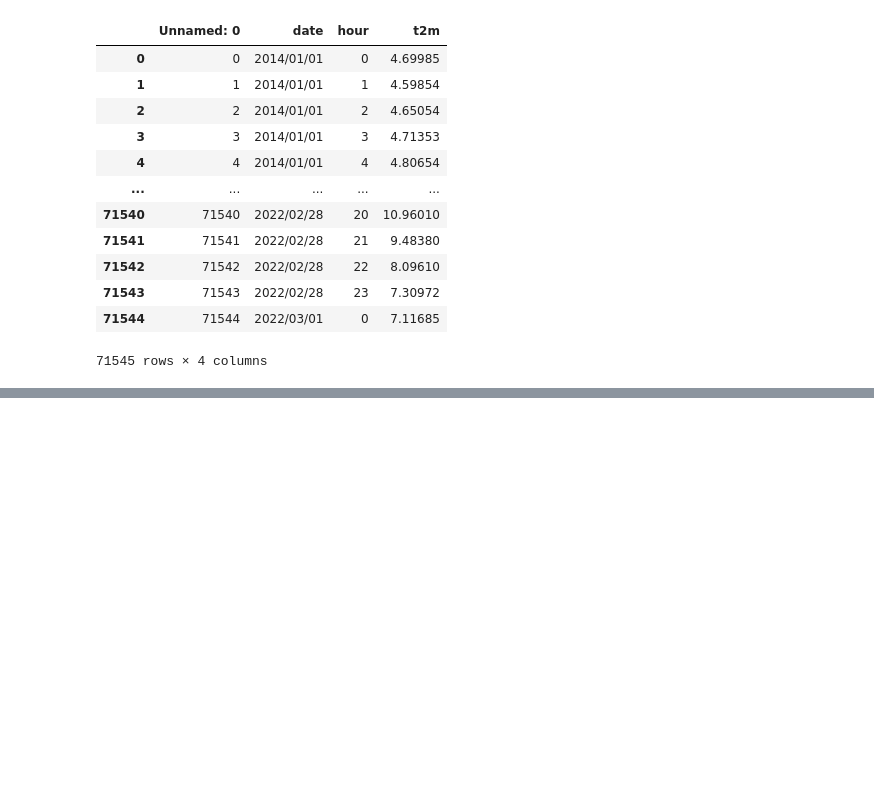
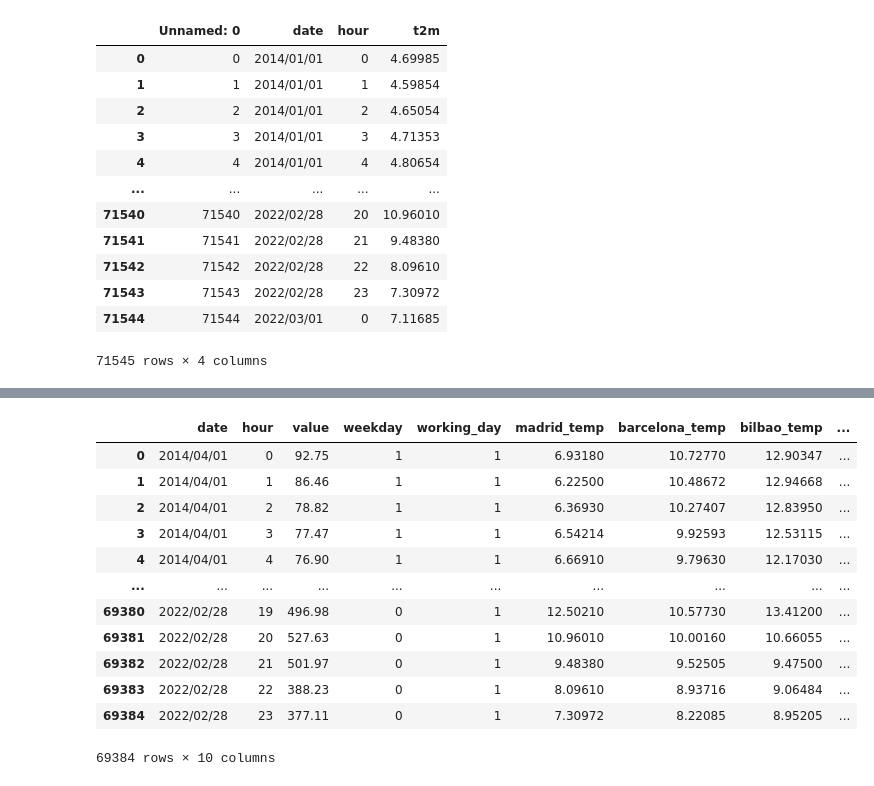
Before and after one commit to BernardoJoseLlamasVerna/tfm_data_science, a Jupyter notebook: Pruebas_Datasets.ipynb, the cells around one changed output, grey strips where cells are left out. Cells and saved outputs as stored; diff of their text form; code cells hidden in the pictures; blank space fills up the shorter version.

Commit message:
tenemos los datos de temperatura

```diff
--- a/Pruebas_Datasets.ipynb
+++ b/Pruebas_Datasets.ipynb
@@ -622,0 +842,4 @@ files_processed
+# %%
+# sevilla_2014_2022_new_processed.csv
+df_sevilla = pd.read_csv('ficheros_temperatura/sevilla_2014_2022_new_processed.csv')
+df_sevilla
@@ -622,0 +860,12 @@ files_processed
+# %%
+df_version_2_sevilla = pd.merge(df_version_1, df_sevilla, how='left', on=['date', 'hour']).dropna()
+
+# borramos la columna Unnamed y el último registro
+del df_version_2_sevilla['Unnamed: 0']
+df_version_2_sevilla.drop([69385], axis=0, inplace=True)
+
+# renombramos la columna de temperatura por temp_ciudad
+df_version_2_sevilla['sevilla_temp'] = df_version_2_sevilla['t2m']
+del df_version_2_sevilla['t2m']
+
+df_version_2_sevilla
@@ -622,0 +886,4 @@ files_processed
+# %%
+# valencia_2014_2022_new_processed.csv
+df_valencia = pd.read_csv('ficheros_temperatura/valencia_2014_2022_new_processed.csv')
+df_valencia
@@ -622,0 +904,12 @@ files_processed
+# %%
+df_version_2_valencia = pd.merge(df_version_1, df_valencia, how='left', on=['date', 'hour']).dropna()
+
+# borramos la columna Unnamed y el último registro
+del df_version_2_valencia['Unnamed: 0']
+df_version_2_valencia.drop([69385], axis=0, inplace=True)
+
+# renombramos la columna de temperatura por temp_ciudad
+df_version_2_valencia['valencia_temp'] = df_version_2_valencia['t2m']
+del df_version_2_valencia['t2m']
+
+df_version_2_valencia
@@ -622,0 +930,24 @@ files_processed
+# %%
+# resumen:
+df_version_2 = df_version_2_madrid
+
+df_version_2['barcelona_temp'] = df_version_2_barcelona['barcelona_temp']
+df_version_2['bilbao_temp'] = df_version_2_bilbao['bilbao_temp']
+df_version_2['sevilla_temp'] = df_version_2_sevilla['sevilla_temp']
+df_version_2['valencia_temp'] = df_version_2_valencia['valencia_temp']
+
+df_version_2
+# %% [output]
+|  | date | hour | value | weekday | working_day | madrid_temp | barcelona_temp | bilbao_temp | ... |
+| 0 | 2014/04/01 | 0 | 92.75 | 1 | 1 | 6.93180 | 10.72770 | 12.90347 | ... |
+| 1 | 2014/04/01 | 1 | 86.46 | 1 | 1 | 6.22500 | 10.48672 | 12.94668 | ... |
+| 2 | 2014/04/01 | 2 | 78.82 | 1 | 1 | 6.36930 | 10.27407 | 12.83950 | ... |
+| 3 | 2014/04/01 | 3 | 77.47 | 1 | 1 | 6.54214 | 9.92593 | 12.53115 | ... |
+| 4 | 2014/04/01 | 4 | 76.90 | 1 | 1 | 6.66910 | 9.79630 | 12.17030 | ... |
+| ... | ... | ... | ... | ... | ... | ... | ... | ... | ... |
+| 69380 | 2022/02/28 | 19 | 496.98 | 0 | 1 | 12.50210 | 10.57730 | 13.41200 | ... |
+| 69381 | 2022/02/28 | 20 | 527.63 | 0 | 1 | 10.96010 | 10.00160 | 10.66055 | ... |
+| 69382 | 2022/02/28 | 21 | 501.97 | 0 | 1 | 9.48380 | 9.52505 | 9.47500 | ... |
+| 69383 | 2022/02/28 | 22 | 388.23 | 0 | 1 | 8.09610 | 8.93716 | 9.06484 | ... |
+| 69384 | 2022/02/28 | 23 | 377.11 | 0 | 1 | 7.30972 | 8.22085 | 8.95205 | ... |
+69384 rows × 10 columns
```
Also changed, not shown: parts of 18 cells of this notebook, 9 other files.
